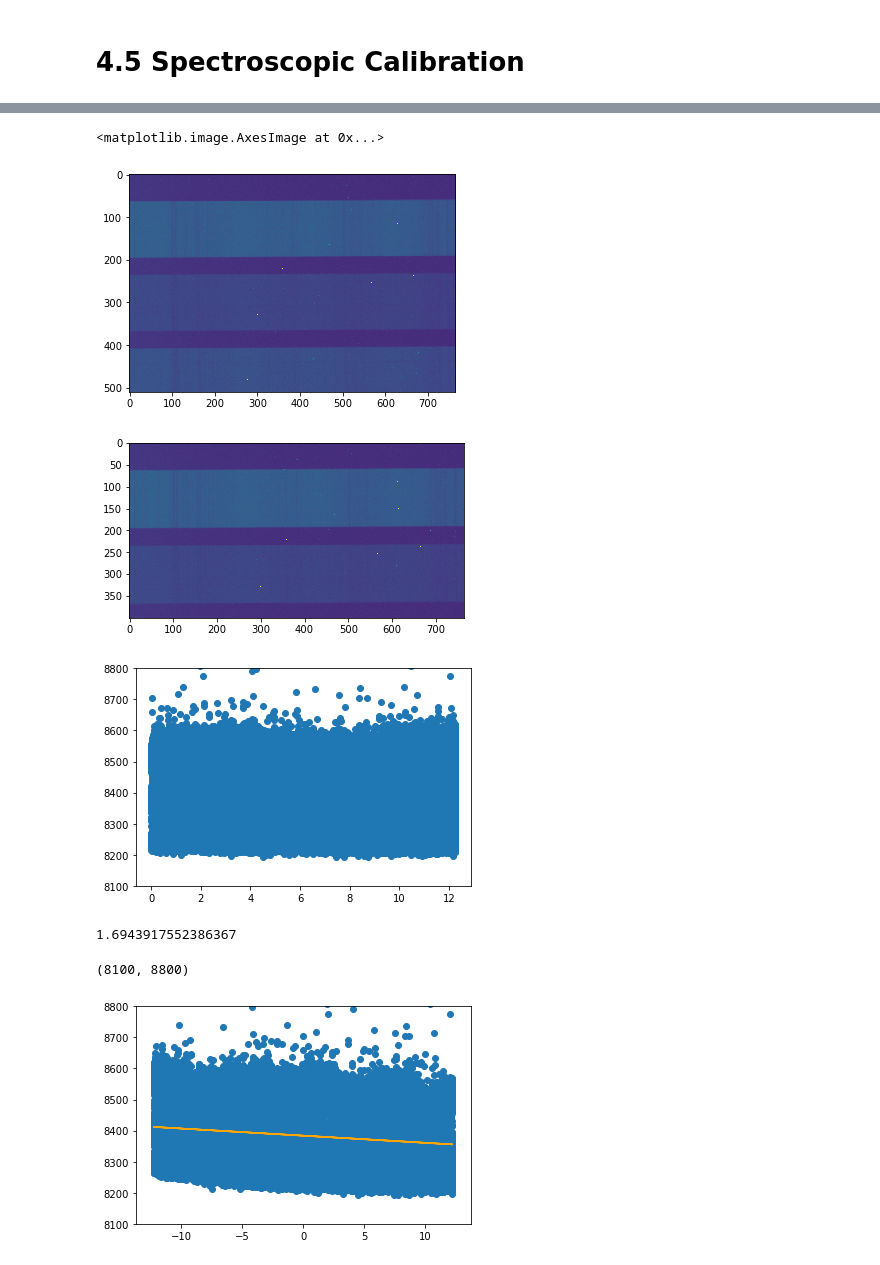
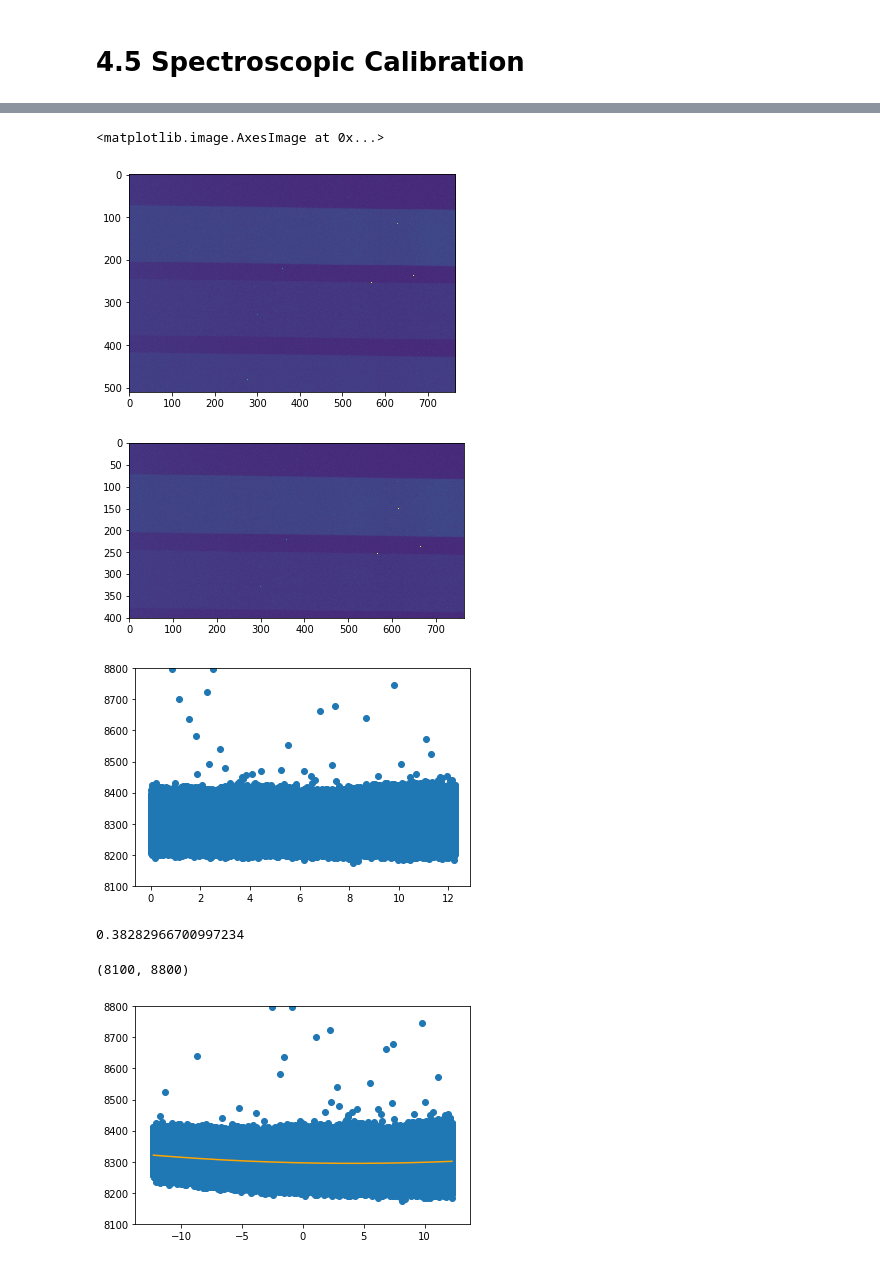
Before and after one commit to astro-kjc/AST443, a Jupyter notebook: Lab0/Lab0.ipynb, the cells around one changed output, grey strips where cells are left out. Saved outputs shown, nothing was run; the diff lists cells and outputs as text; code cells hidden in the pictures.

Commit message:
worked on spectroscopic data

```diff
--- a/Lab0/Lab0.ipynb
+++ b/Lab0/Lab0.ipynb
@@ -303,7 +303,7 @@ hdu.writeto('../../../new2.fits', overwrite=True)
 # %% [markdown]
 # 4.5 Spectroscopic Calibration
 # %%
-flatspecs = sorted(glob.glob("data/flat/flatspec.00000001.FIT"))
+flatspecs = sorted(glob.glob("data/flat/spec_flat_field.FIT"))
 flatspecs = list(map(fits.open, flatspecs[:]))
 master_flatspec = flatspecs[0][0].data
 # %%
@@ -322,12 +322,12 @@ from matplotlib.colors import LogNorm
 plt.imshow(master_flatspec, norm=LogNorm(vmin=8e3, vmax=1e4))
 # %% [output]
 <matplotlib.image.AxesImage at 0x...>
-[figure, old version]
+[figure, new version]
 # %%
 cropped = master_flatspec[:400, :]
 plt.imshow(cropped, norm=LogNorm(vmin=8e3, vmax=1e4));
 # %% [output]
-[figure, old version]
+[figure, new version]
 # %%
 x = []
 y = []
@@ -338,7 +338,7 @@ for i in range(len(cropped)):
 plt.scatter(np.abs(x),y)
 plt.ylim(8100,8800);
 # %% [output]
-[figure, old version]
+[figure, new version]
 # %%
 x = np.array(x).flatten()
 y = np.array(y).flatten()
@@ -349,14 +349,15 @@ fitfunc(2)
 
 np.sum( (y - fitfunc(x))**2 / y.mean() ) / (len(x)-N-1)
 # %% [output]
-1.6943917552386367
+0.38282966700997234
 # %%
-plt.plot(x,fitfunc(x), color="orange")
+sortedx = np.sort(x)
+plt.plot(sortedx,fitfunc(sortedx), color="orange")
 plt.scatter(x,y);
 plt.ylim(8100,8800)
 # %% [output]
 (8100, 8800)
-[figure, old version]
+[figure, new version]
 # %%
 normalized = y / fitfunc(x)
 normalized_flatfield = np.reshape(normalized, np.shape(cropped));
```
Also changed, not shown: parts of 17 cells of this notebook.
